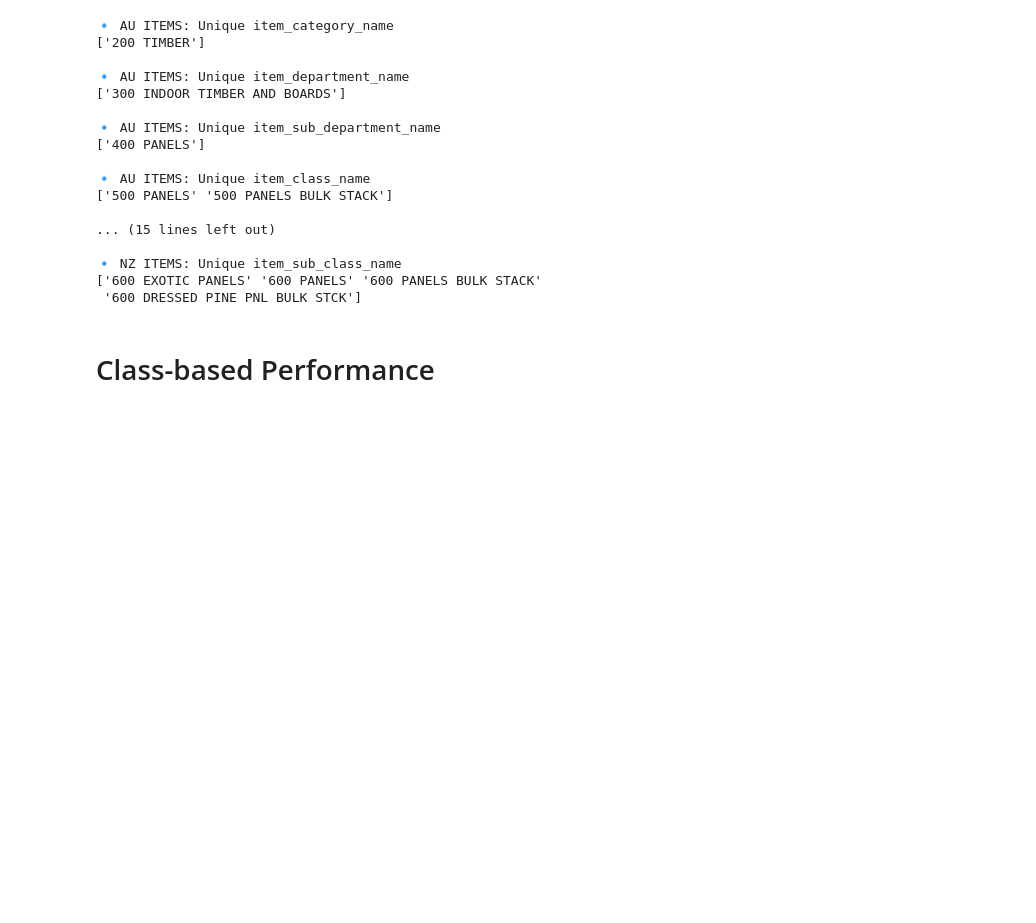
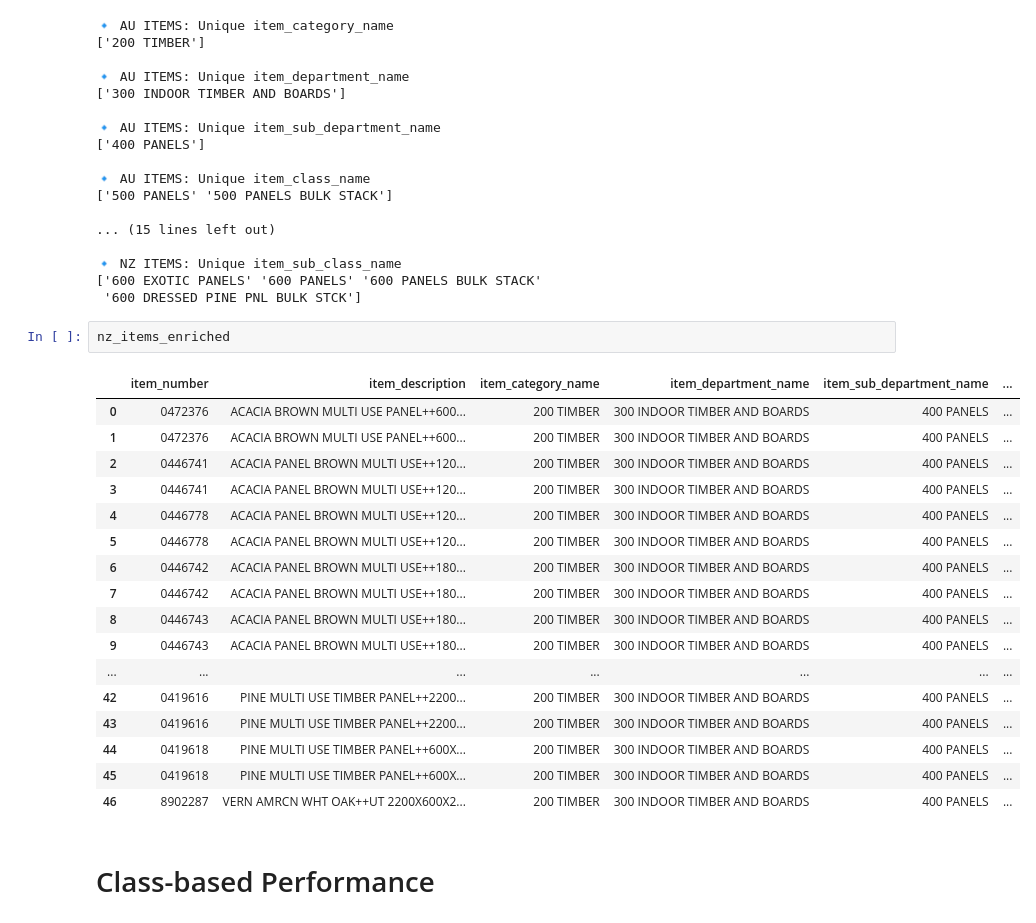
Before and after one commit to Meiji-Tran/Merch-Insights, a Jupyter notebook: Price increase timber panels/panels.ipynb, the cells around one changed output. Drawn from its saved outputs; the diff is of its cells as text; blank space fills up the shorter version.

```diff
--- a/Price increase timber panels/test.ipynb
+++ b/Price increase timber panels/panels.ipynb
@@ -97,6 +97,26 @@ show_unique_hierarchy(nz_items_enriched, "NZ ITEMS")
 🔹 NZ ITEMS: Unique item_sub_class_name
 ['600 EXOTIC PANELS' '600 PANELS' '600 PANELS BULK STACK'
  '600 DRESSED PINE PNL BULK STCK']
+# %%
+nz_items_enriched
+# %% [output]
+|  | item_number | item_description | item_category_name | item_department_name | item_sub_department_name | ... |
+| 0 | 0472376 | ACACIA BROWN MULTI USE PANEL++600... | 200 TIMBER | 300 INDOOR TIMBER AND BOARDS | 400 PANELS | ... |
+| 1 | 0472376 | ACACIA BROWN MULTI USE PANEL++600... | 200 TIMBER | 300 INDOOR TIMBER AND BOARDS | 400 PANELS | ... |
+| 2 | 0446741 | ACACIA PANEL BROWN MULTI USE++120... | 200 TIMBER | 300 INDOOR TIMBER AND BOARDS | 400 PANELS | ... |
+| 3 | 0446741 | ACACIA PANEL BROWN MULTI USE++120... | 200 TIMBER | 300 INDOOR TIMBER AND BOARDS | 400 PANELS | ... |
+| 4 | 0446778 | ACACIA PANEL BROWN MULTI USE++120... | 200 TIMBER | 300 INDOOR TIMBER AND BOARDS | 400 PANELS | ... |
+| 5 | 0446778 | ACACIA PANEL BROWN MULTI USE++120... | 200 TIMBER | 300 INDOOR TIMBER AND BOARDS | 400 PANELS | ... |
+| 6 | 0446742 | ACACIA PANEL BROWN MULTI USE++180... | 200 TIMBER | 300 INDOOR TIMBER AND BOARDS | 400 PANELS | ... |
+| 7 | 0446742 | ACACIA PANEL BROWN MULTI USE++180... | 200 TIMBER | 300 INDOOR TIMBER AND BOARDS | 400 PANELS | ... |
+| 8 | 0446743 | ACACIA PANEL BROWN MULTI USE++180... | 200 TIMBER | 300 INDOOR TIMBER AND BOARDS | 400 PANELS | ... |
+| 9 | 0446743 | ACACIA PANEL BROWN MULTI USE++180... | 200 TIMBER | 300 INDOOR TIMBER AND BOARDS | 400 PANELS | ... |
+| ... | ... | ... | ... | ... | ... | ... |
+| 42 | 0419616 | PINE MULTI USE TIMBER PANEL++2200... | 200 TIMBER | 300 INDOOR TIMBER AND BOARDS | 400 PANELS | ... |
+| 43 | 0419616 | PINE MULTI USE TIMBER PANEL++2200... | 200 TIMBER | 300 INDOOR TIMBER AND BOARDS | 400 PANELS | ... |
+| 44 | 0419618 | PINE MULTI USE TIMBER PANEL++600X... | 200 TIMBER | 300 INDOOR TIMBER AND BOARDS | 400 PANELS | ... |
+| 45 | 0419618 | PINE MULTI USE TIMBER PANEL++600X... | 200 TIMBER | 300 INDOOR TIMBER AND BOARDS | 400 PANELS | ... |
+| 46 | 8902287 | VERN AMRCN WHT OAK++UT 2200X600X2... | 200 TIMBER | 300 INDOOR TIMBER AND BOARDS | 400 PANELS | ... |
 # %% [markdown]
 # Class-based Performance
 # %%
```
Also changed, not shown: parts of 4 cells of this notebook, 1 other file.
